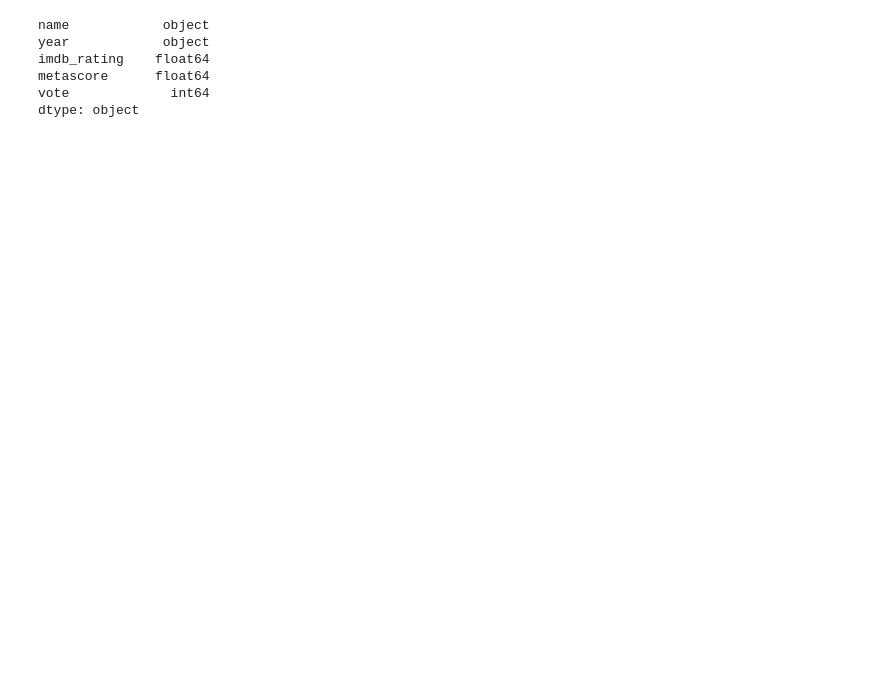
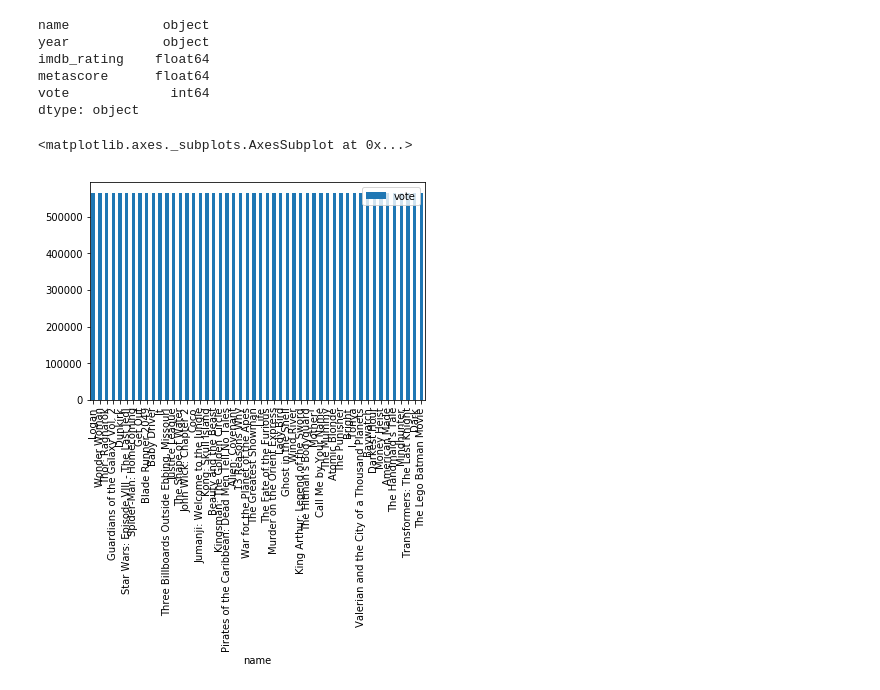
Before and after one commit to alessiocozzi/IMDB_WEB_SCRAPING, a Jupyter notebook: IMDB_Web_Scraping_Beautiful_Soup.ipynb, the cells around one changed output. Drawn from its saved outputs; the diff is of its cells as text; code cells hidden in the pictures; blank space fills up the shorter version.

```diff
--- a/IMDB_Web_Scraping_Beautiful_Soup.ipynb
+++ b/IMDB_Web_Scraping_Beautiful_Soup.ipynb
@@ -205,3 +205,9 @@ imdb_rating    float64
 metascore      float64
 vote             int64
 dtype: object
+# %%
+import matplotlib as plt
+df.plot.bar(x='name',y='vote')
+# %% [output]
+<matplotlib.axes._subplots.AxesSubplot at 0x...>
+[figure, added]
```
Also changed, not shown: parts of 4 cells of this notebook.
